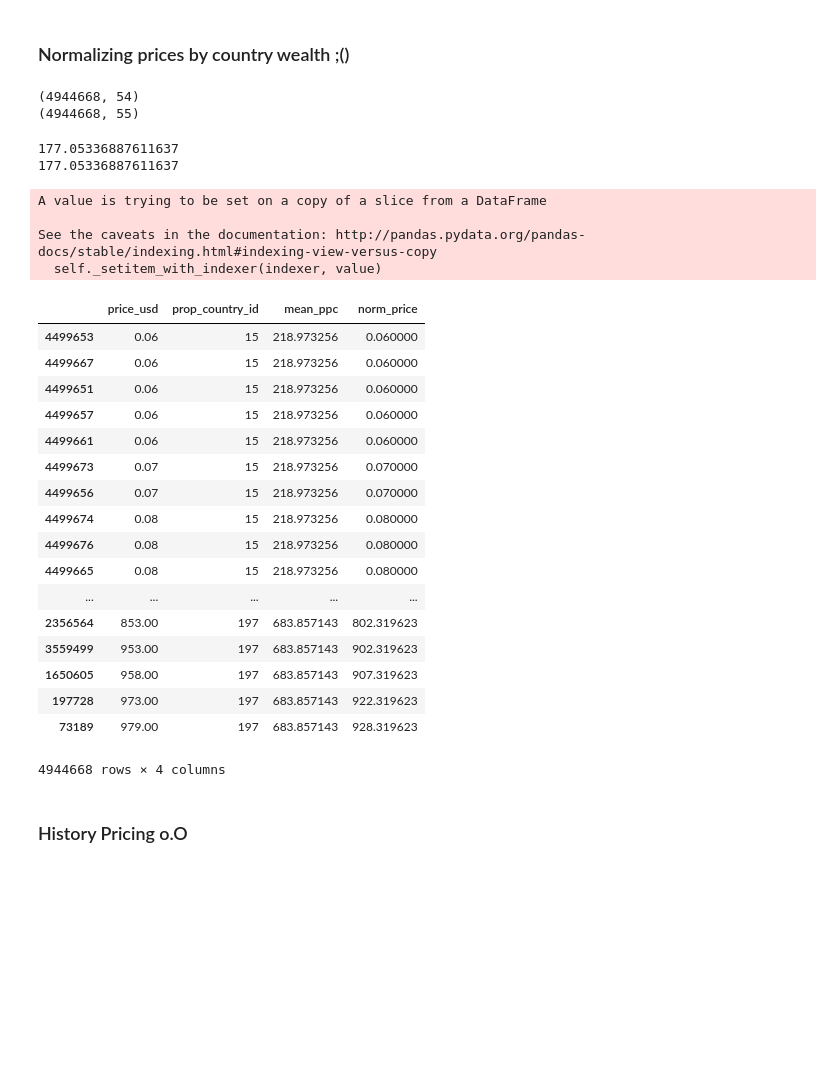
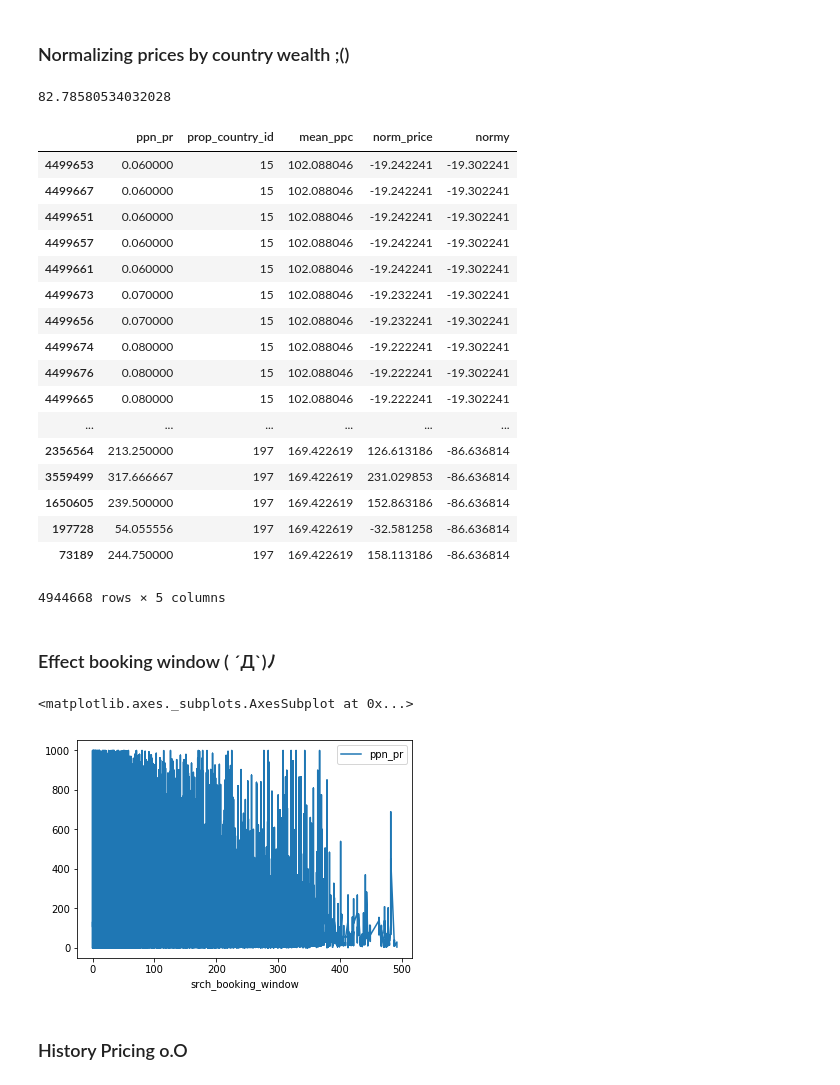
Before and after one commit to popoiopo/dataMining, a Jupyter notebook: Untitled.ipynb, the cells around one changed output. Drawn from its saved outputs; the diff is of its cells as text; code cells hidden in the pictures; blank space fills up the shorter version.

```diff
--- a/Untitled.ipynb
+++ b/Untitled.ipynb
@@ -39,0 +38,2 @@ sorted_booking = bookings.sort_values(by="price_usd")
+# %%
+sorted_booking["ppn_pr"] = sorted_booking["price_usd"] / sorted_booking["srch_room_count"] / sorted_booking["srch_length_of_stay"]
@@ -41,47 +62,49 @@ sorted_booking = bookings.sort_values(by="price_usd")
 ### Normalizing prices by country wealth ;()
 # %%
 # Group by country and update set
-grouped = sorted_booking.groupby("prop_country_id")["price_usd"].mean()
-sorted_booking = sorted_booking.merge(grouped.to_frame(), left_on='prop_country_id', right_index=True, how='inner').rename(index=str, columns={"price_usd_x": "price_usd", "price_usd_y": "mean_ppc"})
+grouped = sorted_booking.groupby("prop_country_id")["ppn_pr"].mean()
+sorted_booking = sorted_booking.merge(grouped.to_frame(), left_on='prop_country_id', right_index=True, how='inner').rename(index=str, columns={"ppn_pr_x": "ppn_pr", "ppn_pr_y": "mean_ppc"})
-# %% [output]
-(4944668, 54)
-(4944668, 55)
 # %%
 # Creating normalizing constant and global mean variable
-norm_const = 0.1
+norm_const = 1
 glob_mean = np.unique(sorted_booking["mean_ppc"]).mean() #sorted_booking["mean_ppc"].mean()
 
 # Normalize!
-sorted_booking["norm_price"] = sorted_booking["price_usd"] + ((glob_mean - sorted_booking["mean_ppc"]) * norm_const)
-sorted_booking["norm_price"].loc[sorted_booking["norm_price"] < 0] = sorted_booking["price_usd"]
-
+sorted_booking["norm_price"] = sorted_booking["ppn_pr"] + ((glob_mean - sorted_booking["mean_ppc"]) * norm_const)
+sorted_booking["normy"] = (glob_mean - sorted_booking["mean_ppc"]) * norm_const
+# sorted_booking["norm_price"].loc[sorted_booking["norm_price"] < 0] = sorted_booking["ppn_pr"]
+print(glob_mean)
 # Print before and after
-sorted_booking[["price_usd","prop_country_id","mean_ppc","norm_price"]]
+sorted_booking[["ppn_pr","prop_country_id","mean_ppc","norm_price", "normy"]]
 # %% [output]
-177.05336887611637
-177.05336887611637
+82.78580534032028
+|  | ppn_pr | prop_country_id | mean_ppc | norm_price | normy |
+| 4499653 | 0.060000 | 15 | 102.088046 | -19.242241 | -19.302241 |
+| 4499667 | 0.060000 | 15 | 102.088046 | -19.242241 | -19.302241 |
+| 4499651 | 0.060000 | 15 | 102.088046 | -19.242241 | -19.302241 |
+| 4499657 | 0.060000 | 15 | 102.088046 | -19.242241 | -19.302241 |
+| 4499661 | 0.060000 | 15 | 102.088046 | -19.242241 | -19.302241 |
+| 4499673 | 0.070000 | 15 | 102.088046 | -19.232241 | -19.302241 |
+| 4499656 | 0.070000 | 15 | 102.088046 | -19.232241 | -19.302241 |
+| 4499674 | 0.080000 | 15 | 102.088046 | -19.222241 | -19.302241 |
+| 4499676 | 0.080000 | 15 | 102.088046 | -19.222241 | -19.302241 |
+| 4499665 | 0.080000 | 15 | 102.088046 | -19.222241 | -19.302241 |
+| ... | ... | ... | ... | ... | ... |
+| 2356564 | 213.250000 | 197 | 169.422619 | 126.613186 | -86.636814 |
+| 3559499 | 317.666667 | 197 | 169.422619 | 231.029853 | -86.636814 |
+| 1650605 | 239.500000 | 197 | 169.422619 | 152.863186 | -86.636814 |
+| 197728 | 54.055556 | 197 | 169.422619 | -32.581258 | -86.636814 |
+| 73189 | 244.750000 | 197 | 169.422619 | 158.113186 | -86.636814 |
-A value is trying to be set on a copy of a slice from a DataFrame
-
-See the caveats in the documentation: http://pandas.pydata.org/pandas-docs/stable/indexing.html#indexing-view-versus-copy
-  self._setitem_with_indexer(indexer, value)
+4944668 rows × 5 columns
-|  | price_usd | prop_country_id | mean_ppc | norm_price |
-| 4499653 | 0.06 | 15 | 218.973256 | 0.060000 |
-| 4499667 | 0.06 | 15 | 218.973256 | 0.060000 |
-| 4499651 | 0.06 | 15 | 218.973256 | 0.060000 |
-| 4499657 | 0.06 | 15 | 218.973256 | 0.060000 |
-| 4499661 | 0.06 | 15 | 218.973256 | 0.060000 |
-| 4499673 | 0.07 | 15 | 218.973256 | 0.070000 |
-| 4499656 | 0.07 | 15 | 218.973256 | 0.070000 |
-| 4499674 | 0.08 | 15 | 218.973256 | 0.080000 |
-| 4499676 | 0.08 | 15 | 218.973256 | 0.080000 |
-| 4499665 | 0.08 | 15 | 218.973256 | 0.080000 |
-| ... | ... | ... | ... | ... |
-| 2356564 | 853.00 | 197 | 683.857143 | 802.319623 |
-| 3559499 | 953.00 | 197 | 683.857143 | 902.319623 |
-| 1650605 | 958.00 | 197 | 683.857143 | 907.319623 |
-| 197728 | 973.00 | 197 | 683.857143 | 922.319623 |
-| 73189 | 979.00 | 197 | 683.857143 | 928.319623 |
-4944668 rows × 4 columns
+# %% [markdown]
+### Effect booking window ( ´Д`)ﾉ
+# %%
+sorted_booking = sorted_booking.sort_values(by=["srch_booking_window"])
+# %%
+sorted_booking.plot.line(x='srch_booking_window', y='ppn_pr')
+# %% [output]
+<matplotlib.axes._subplots.AxesSubplot at 0x...>
+[figure, added]
 # %% [markdown]
 ### History Pricing o.O
 # %%
```
Also changed, not shown: parts of 6 cells of this notebook.
